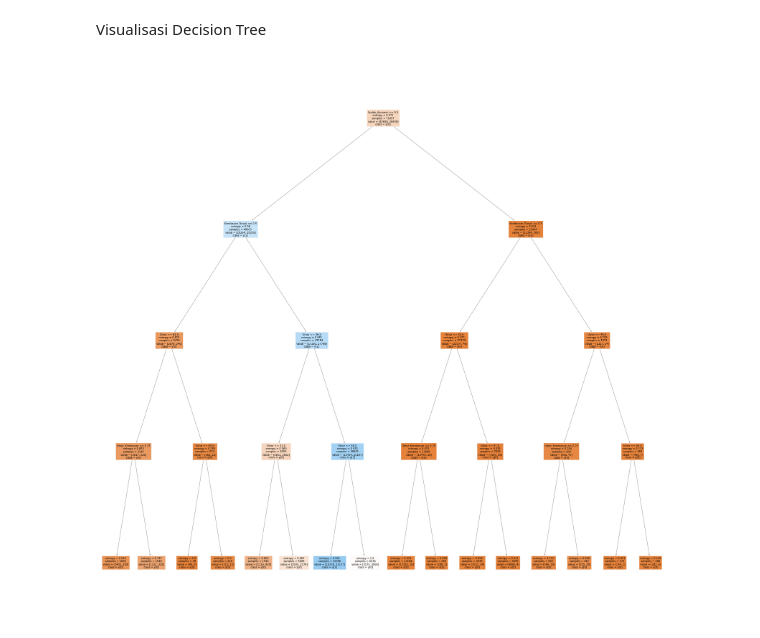
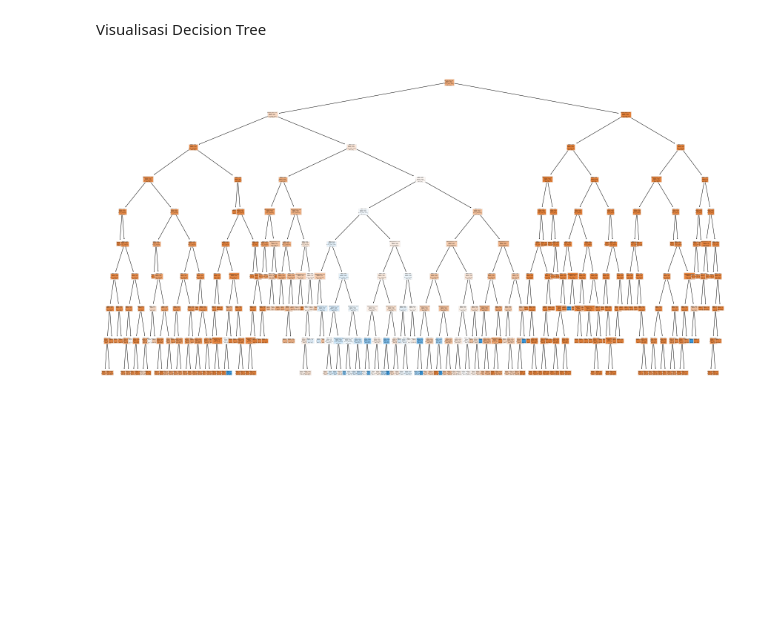
Before and after one commit to Otniel113/DecisionTree, a Jupyter notebook: DecisionTree.ipynb, the cells around one changed output. Drawn from its saved outputs; the diff is of its cells as text; code cells hidden in the pictures; blank space fills up the shorter version.

```diff
--- a/DecisionTree.ipynb
+++ b/DecisionTree.ipynb
@@ -300,7 +316,7 @@ tertarik.shape[0]
 # %% [markdown]
 Mengambil dataframe dengan nilai Tertarik = 0, lalu digabungkan dengan sebelumnya
 # %%
-tidak_tertarik = model[model['Tertarik'] == 0].sample(42658)
+tidak_tertarik = model[model['Tertarik'] == 0].sample(int(tertarik.shape[0]/(100-persen_tidak_tertarik)*persen_tidak_tertarik))
 tidak_tertarik.shape[0]
 model = pd.concat([tertarik, tidak_tertarik])
 model.shape[0]
@@ -415,16 +446,14 @@ from sklearn.model_selection import GridSearchCV
 # %% [markdown]
 Melakukan Hyperparameter Tuning
 # %%
-dt = tree.DecisionTreeClassifier()
+dt = tree.DecisionTreeClassifier(criterion='entropy')
 parameters = {
-        'max_depth': [3, 4, 5, 6, 7, 8],
-        'min_samples_split': [2,4],
-        'min_samples_leaf' : [1,2,3,4]
+        'max_depth': [3, 4, 5, 6, 7, 8, 9]
         }
 # %%
 search = GridSearchCV(dt,
                       parameters,
-                      scoring='precision',
+                      scoring='accuracy',
                       cv = 5,
                       verbose=3)
 search.fit(X_train, y_train)
@@ -461,7 +487,7 @@ search.best_score_, search.best_params_
 # %% [markdown]
 Melakukan pelatihan dengan parameter optimum
 # %%
-pohon = tree.DecisionTreeClassifier(criterion="entropy", max_depth=4, min_samples_leaf=2, min_samples_split=2)
+pohon = tree.DecisionTreeClassifier(criterion="entropy", max_depth=9)
 pohon = pohon.fit(X_train,y_train)
 # %%
 predik = pohon.predict(X_test)
@@ -495,11 +521,11 @@ ax.yaxis.set_ticklabels(['1', '0'])
 # %% [markdown]
 Visualisasi Decision Tree
 # %%
-plt.figure(figsize=(40,40))
+#plt.figure(figsize=(70,70))
 tree.plot_tree(pohon,
                feature_names = X_train.columns,
                class_names = True,
                filled=True)
 plt.show()
 # %% [output]
-[figure, old version]
+[figure, new version]
```
Also changed, not shown: parts of 20 cells of this notebook, 2 other files.
